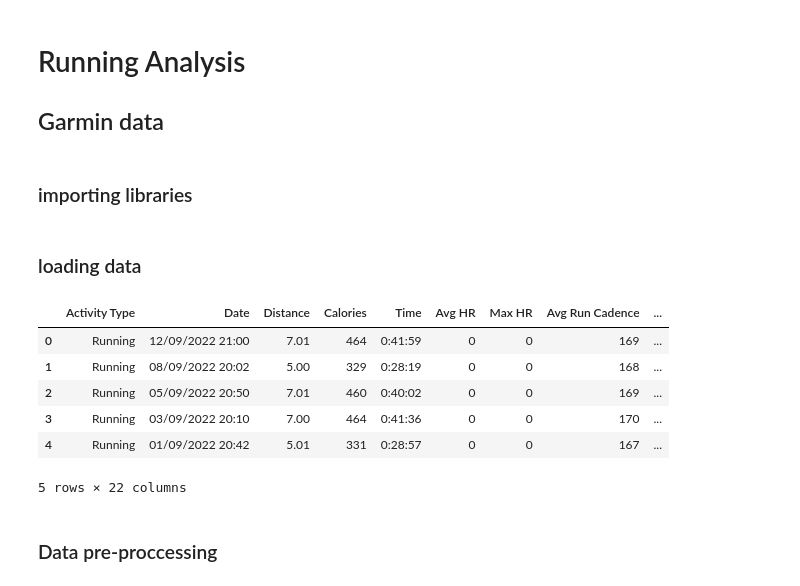
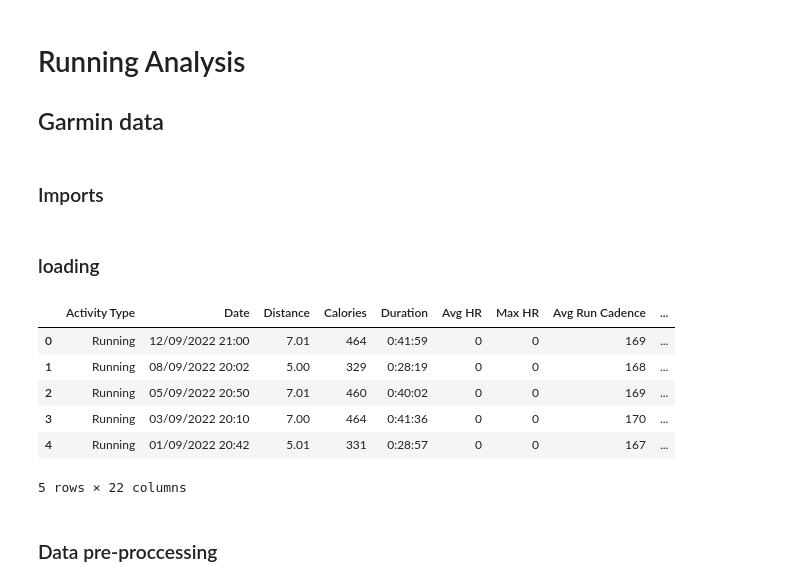
Before and after one commit to yonatan1golan/Running-Analysis, a Jupyter notebook: running_analysis.ipynb, the cells around one changed output. Saved outputs shown, nothing was run; the diff lists cells and outputs as text; code cells hidden in the pictures.

```diff
--- a/running_analysis.ipynb
+++ b/running_analysis.ipynb
@@ -1,7 +1,7 @@
 # %% [markdown]
 # Running Analysis
 ## Garmin data
-# %% [markdown]
-### importing libraries
+# %% [markdown]
+### Imports
 # %%
 import pandas as pd
@@ -11,17 +12,18 @@ from datetime import datetime
 # %% [markdown]
-### loading data
+### loading
 # %%
 def load_data(file: str) -> pd.DataFrame:
     """
     param file: the name of the file with the running data
     :return: dataframe with the data
     """
     return pd.read_csv(file)
 file = r"running_activities.csv"
 data = load_data(file)
+data.rename(columns = {"Time" : "Duration"}, inplace=True)
 data.head()
 # %% [output]
-|  | Activity Type | Date | Distance | Calories | Time | Avg HR | Max HR | Avg Run Cadence | ... |
+|  | Activity Type | Date | Distance | Calories | Duration | Avg HR | Max HR | Avg Run Cadence | ... |
 | 0 | Running | 12/09/2022 21:00 | 7.01 | 464 | 0:41:59 | 0 | 0 | 169 | ... |
 | 1 | Running | 08/09/2022 20:02 | 5.00 | 329 | 0:28:19 | 0 | 0 | 168 | ... |
 | 2 | Running | 05/09/2022 20:50 | 7.01 | 460 | 0:40:02 | 0 | 0 | 169 | ... |
```
Also changed, not shown: parts of 10 cells of this notebook.
